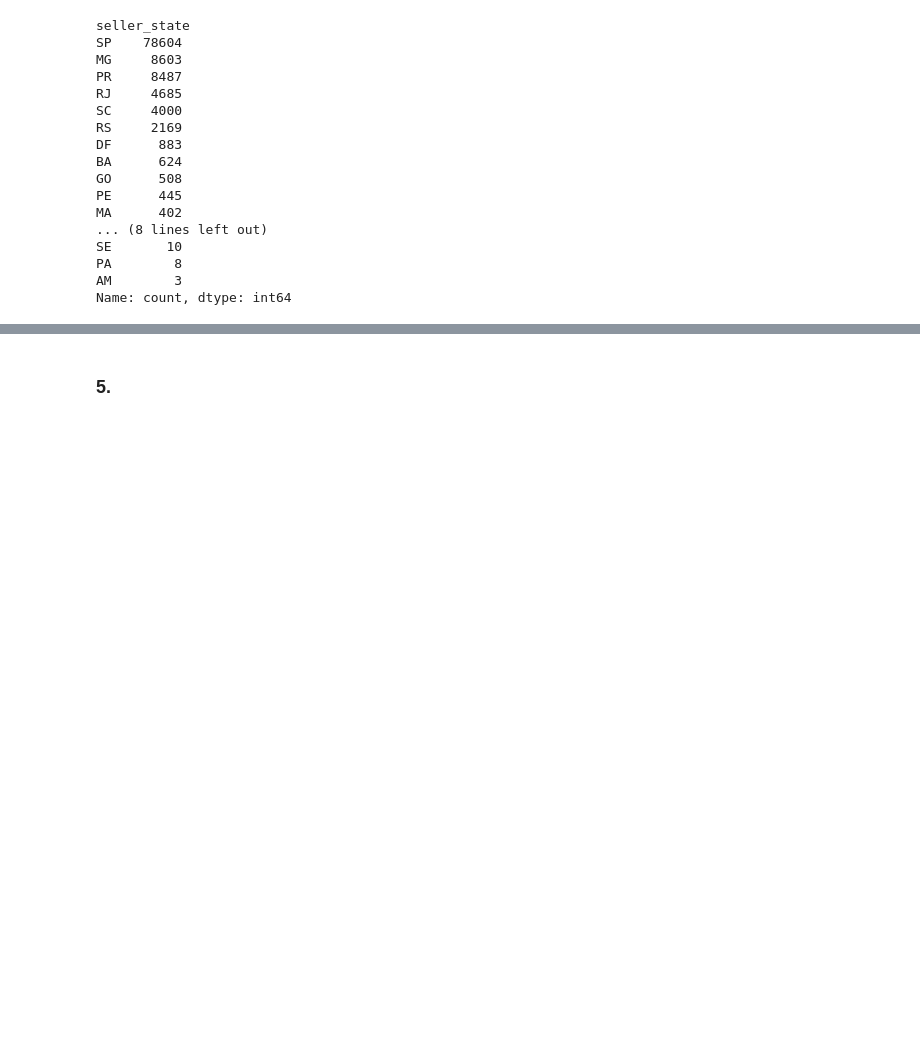
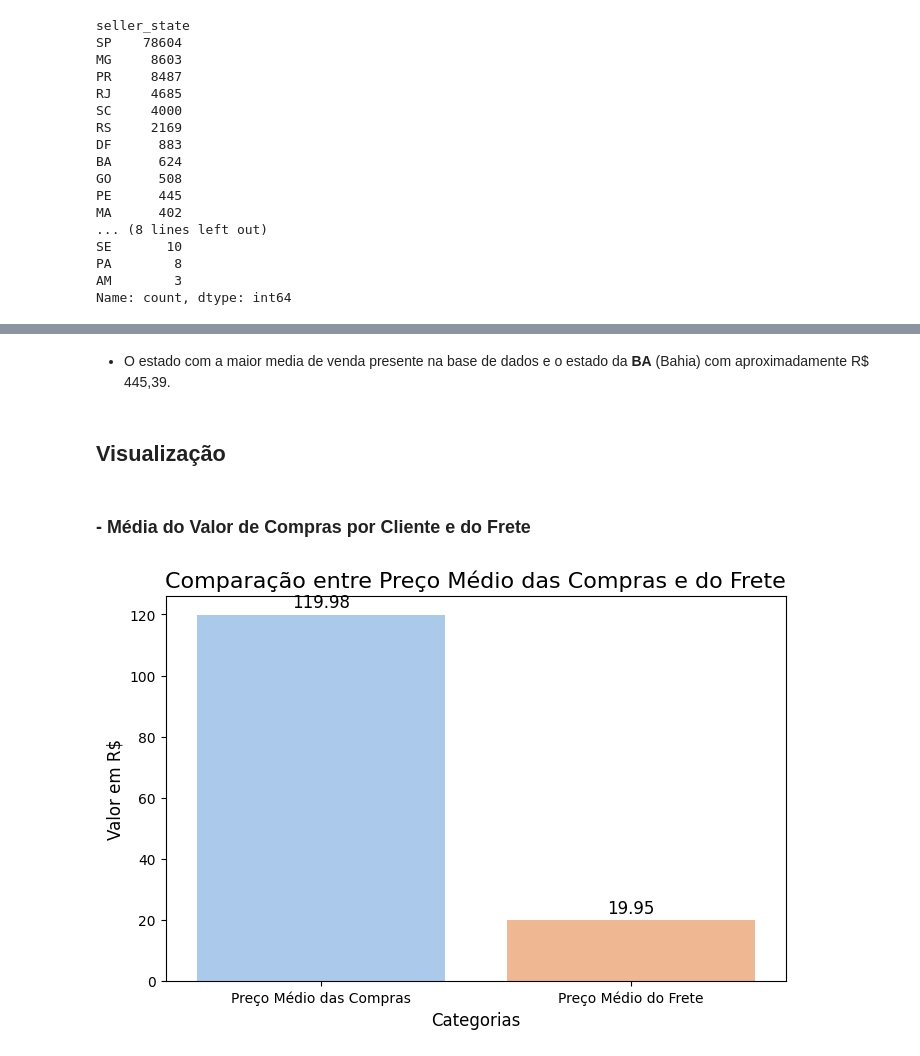
Before and after one commit to reprograma/on33-python-s14-analise-de-dados, a Jupyter notebook: Carolyne-Oliveira/para-casa/Analise_Olist.ipynb, the cells around one changed output, grey strips where cells are left out. Drawn from its saved outputs; the diff is of its cells as text; code cells hidden in the pictures; blank space fills up the shorter version.

```diff
--- a/Carolyne-Oliveira/para-casa/Analise_Olist.ipynb
+++ b/Carolyne-Oliveira/para-casa/Analise_Olist.ipynb
@@ -877,2 +1021,36 @@ São Paulo, Minas Gerais e Paraná
+# %% [markdown]
+- O estado com a maior media de venda presente na base de dados e o estado da **BA** (Bahia) com aproximadamente R$ 445,39.
 # %% [markdown]
-### 5.
+## **Visualização**
+# %% [markdown]
+### - Média do Valor de Compras por Cliente e do Frete
+# %%
+# Calculando as médias
+media_preco_compra = df_vendas_olist['price'].mean()
+media_preco_frete = df_vendas_olist['freight_value'].mean()
+
+# Arredondando para 2 casas decimais
+media_preco_compra_arredondada = round(media_preco_compra, 2)
+media_preco_frete_arredondada = round(media_preco_frete, 2)
+
+# Criando os dados para o gráfico
+labels = ['Preço Médio das Compras', 'Preço Médio do Frete']
+valores = [media_preco_compra_arredondada, media_preco_frete_arredondada]
+
+# Configurando o gráfico de barras
+plt.figure(figsize=(8, 5))
+sns.barplot(x=labels, y=valores, hue=labels, palette='pastel', legend=False)
+
+# Adicionando rótulos de valor nas barras
+for i, v in enumerate(valores):
+    plt.text(i, v + 1, f'{v:.2f}', ha='center', va='bottom', fontsize=12)
+
+# Título e rótulos
+plt.title('Comparação entre Preço Médio das Compras e do Frete', fontsize=16)
+plt.ylabel('Valor em R$', fontsize=12)
+plt.xlabel('Categorias', fontsize=12)
+
+# Exibindo o gráfico
+plt.show()
+# %% [output]
+[figure, added]
```
Also changed, not shown: parts of 55 cells of this notebook, 7 other files.
